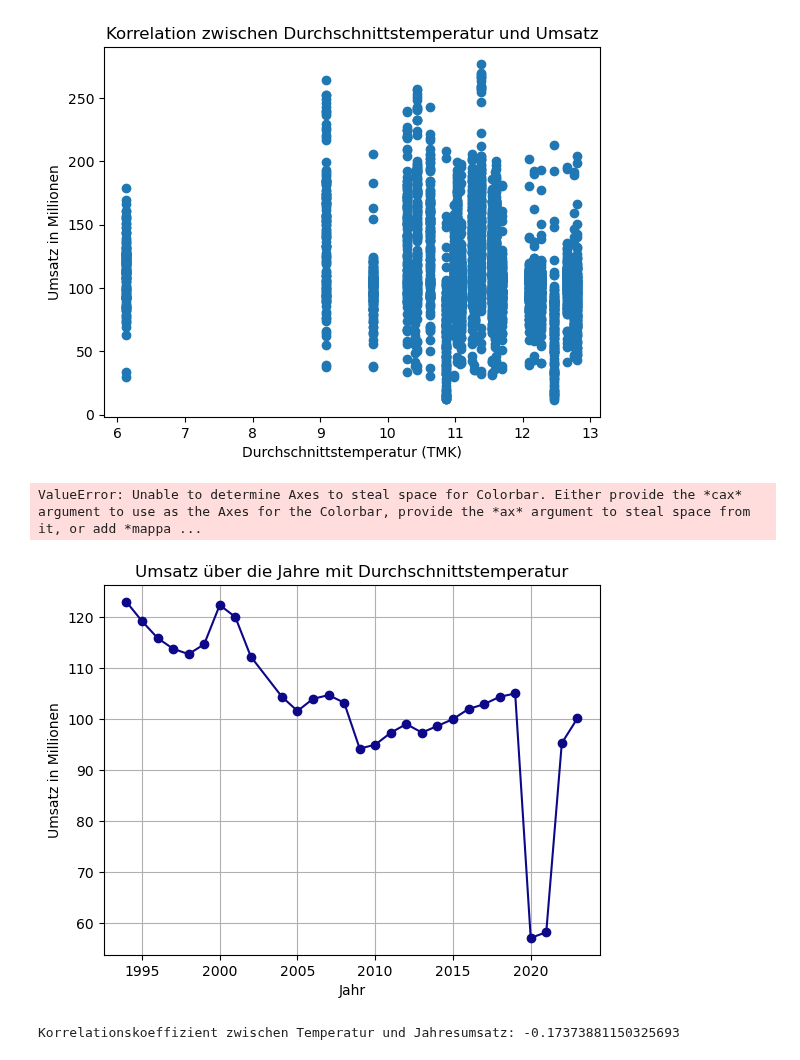
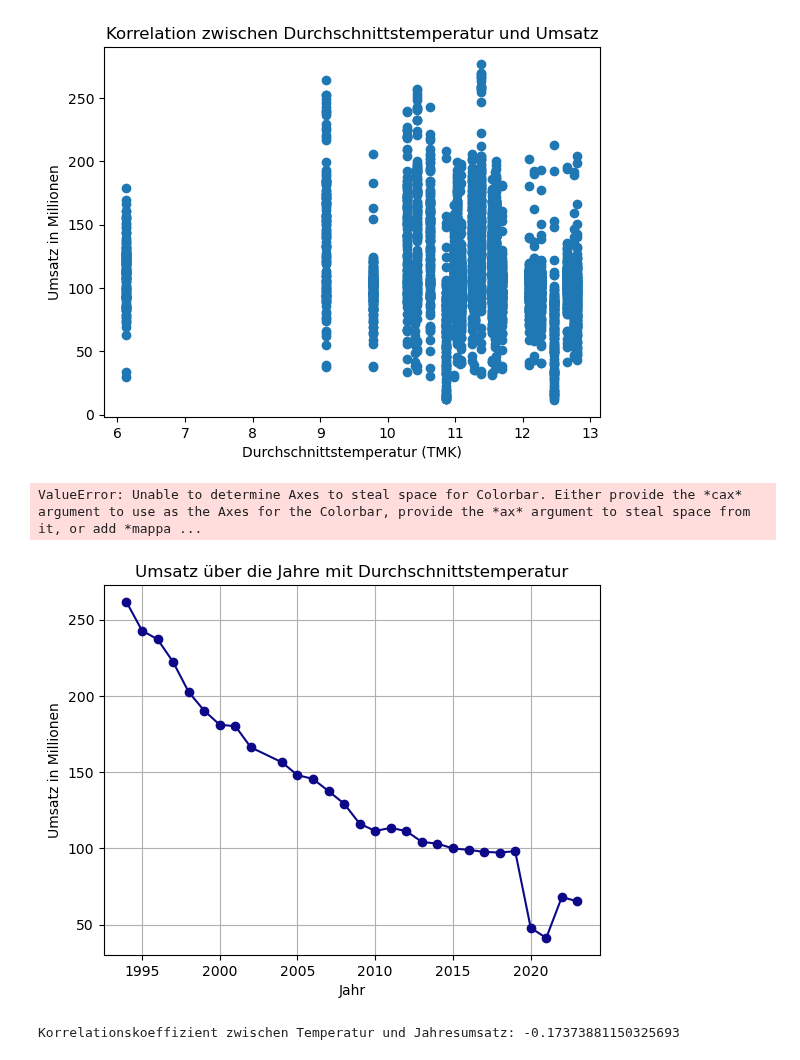
Before and after one commit to Fxvdi/dabi2-project, a Jupyter notebook: 2a_test-analyse.ipynb, the cells around one changed output. Cells and saved outputs as stored; diff of their text form; code cells hidden in the pictures.

```diff
--- a/2a_test-analyse.ipynb
+++ b/2a_test-analyse.ipynb
@@ -14,6 +80,6 @@ for filename in os.listdir(directory):
 # %%
 df_gastro = pd.read_csv("Daten/cleaned_data/gastro_filtered.csv")
-df_weather = pd.read_csv("Daten/cleaned_data/377_produkt_klima_tag.csv")
+df_weather = pd.read_csv("Daten/alle_stationen_aggregiert.csv")
 df_camping = pd.read_csv("Daten/cleaned_data/Gastro_Filter_v2.csv")
 df_camping = df_camping[df_camping['Gastro_Description'] == 'Campingplätze']
 df_camping['Datum'] = pd.to_datetime(df_camping['Datum'])
@@ -86,5 +140,5 @@ df_weather
 # %%
-df_weather['Jahr'] = pd.to_datetime(df_weather['MESS_DATUM']).dt.year
+df_weather['Jahr'] = pd.to_datetime(df_weather['Datum']).dt.year
 
-df_weather['TMK']
+df_weather[' TMK']
 # %% [output]
@@ -143,27 +197,27 @@ plt.show()
 # %% [output]
 [figure]
 # %%
-grouped = merged_df.groupby('Gastro_Id')
+grouped = merged_df.groupby('Gastro_Description')
 
 # Festlegen einer Farbskala basierend auf der Durchschnittstemperatur
 cmap = plt.get_cmap('plasma')
 colors = iter(cmap(np.linspace(0, 1, len(grouped))))
 
 # Iterieren über jede einzigartige Gastro-ID und Erstellen eines Liniendiagramms für jede Gruppe
 for name, group in grouped:
     # Gruppieren der Daten dieser Gastro-ID nach Jahr und Berechnen des Durchschnitts des Umsatzes und von TMK
-    grouped_year = group.groupby('Jahr').agg({'Umsatz in millionen': 'mean', 'TMK': 'mean'}).reset_index()
+    grouped_year = group.groupby('Jahr').agg({'Umsatz in millionen': 'mean', ' TMK': 'mean'}).reset_index()
 
     # Erstellen des Liniendiagramms für diese Gastro-ID mit Farbskala basierend auf der Durchschnittstemperatur
-    plt.plot(grouped_year['Jahr'], grouped_year['Umsatz in millionen'], marker='o', color=next(colors), label=f'Gastro-ID {name}')
+    plt.plot(grouped_year['Jahr'], grouped_year['Umsatz in millionen'], marker='o', color=next(colors), label=f'Gastro_Description {name}')
     plt.title('Umsatz über die Jahre mit Durchschnittstemperatur')
     plt.xlabel('Jahr')
     plt.ylabel('Umsatz in Millionen')
     plt.grid(True)
     plt.colorbar(plt.cm.ScalarMappable(cmap=cmap), label='Durchschnittstemperatur')
     plt.legend()
     plt.show()
 # %% [output]
 ValueError: Unable to determine Axes to steal space for Colorbar. Either provide the *cax* argument to use as the Axes for the Colorbar, provide the *ax* argument to steal space from it, or add *mappa ...
-[figure, old version]
+[figure, new version]
 # %%
```
Also changed, not shown: parts of 15 cells of this notebook, 34 other files.
